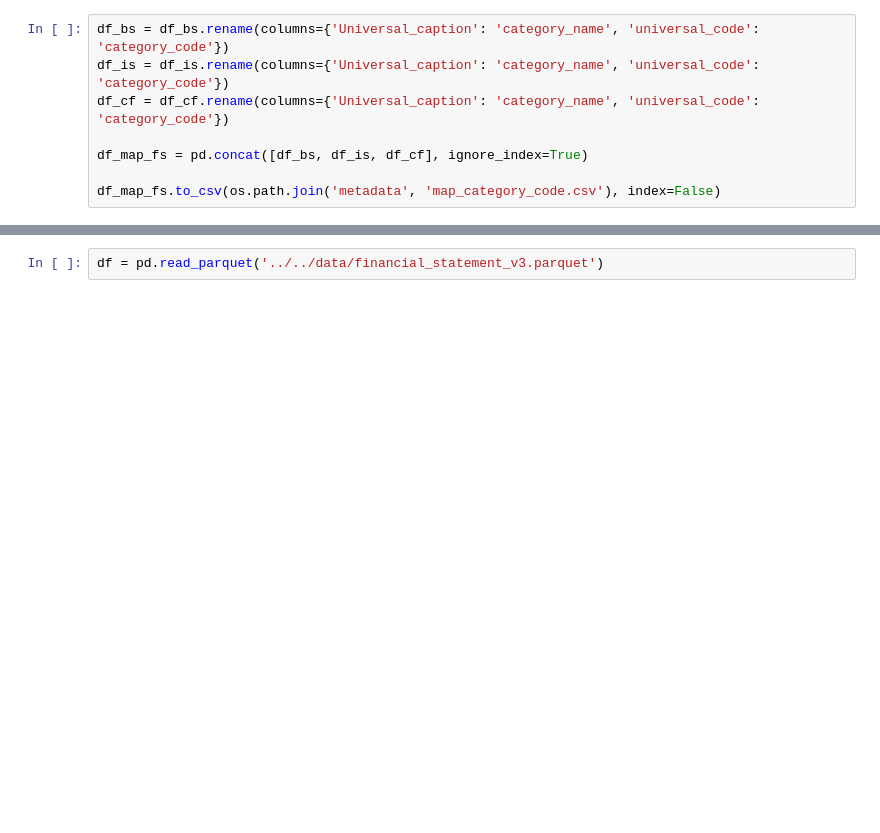
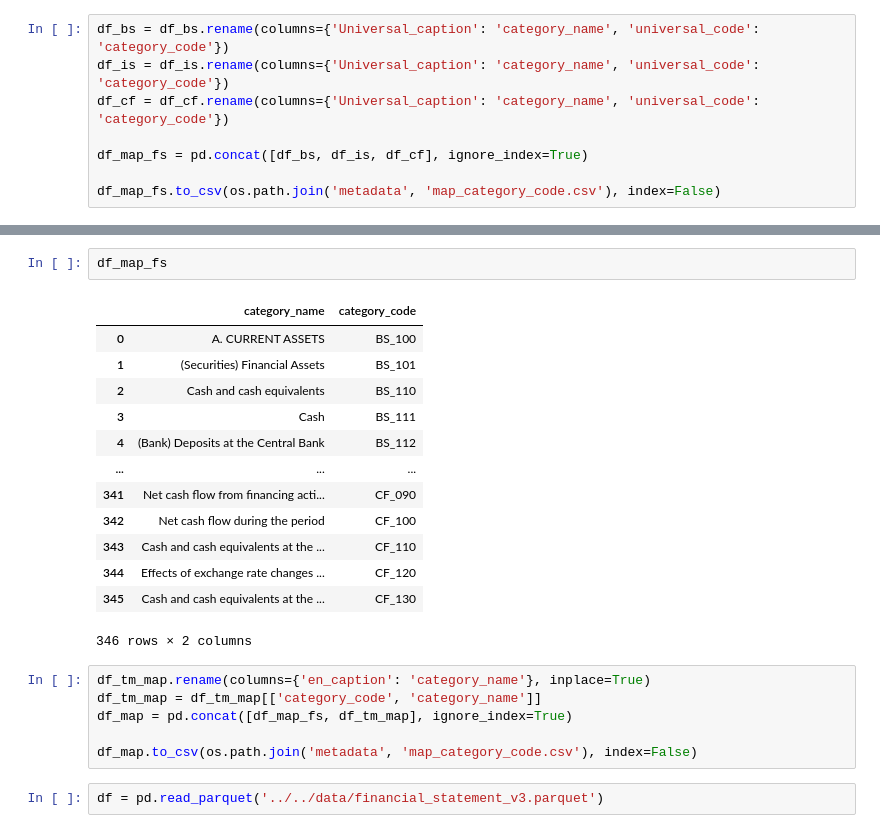
Before and after one commit to hung20gg/forecast-agent, a Jupyter notebook: data_collection/financial_statement/transform/check.ipynb, the cells around one changed output, grey strips where cells are left out. Saved outputs shown, nothing was run; the diff lists cells and outputs as text; blank space fills up the shorter version.

```diff
--- a/data_collection/financial_statement/transform/check.ipynb
+++ b/data_collection/financial_statement/transform/check.ipynb
@@ -19,3 +48,25 @@ df_map_fs.to_csv(os.path.join('metadata', 'map_category_code.csv'), index=False)
+# %%
+df_map_fs
+# %% [output]
+|  | category_name | category_code |
+| 0 | A. CURRENT ASSETS | BS_100 |
+| 1 | (Securities) Financial Assets | BS_101 |
+| 2 | Cash and cash equivalents | BS_110 |
+| 3 | Cash | BS_111 |
+| 4 | (Bank) Deposits at the Central Bank | BS_112 |
+| ... | ... | ... |
+| 341 | Net cash flow from financing acti... | CF_090 |
+| 342 | Net cash flow during the period | CF_100 |
+| 343 | Cash and cash equivalents at the ... | CF_110 |
+| 344 | Effects of exchange rate changes ... | CF_120 |
+| 345 | Cash and cash equivalents at the ... | CF_130 |
+346 rows × 2 columns
+# %%
+df_tm_map.rename(columns={'en_caption': 'category_name'}, inplace=True)
+df_tm_map = df_tm_map[['category_code', 'category_name']]
+df_map = pd.concat([df_map_fs, df_tm_map], ignore_index=True)
+
+df_map.to_csv(os.path.join('metadata', 'map_category_code.csv'), index=False)
 # %%
 df = pd.read_parquet('../../data/financial_statement_v3.parquet')
 # %%
```
Also changed, not shown: parts of 1 cell of this notebook, 1 other file.
